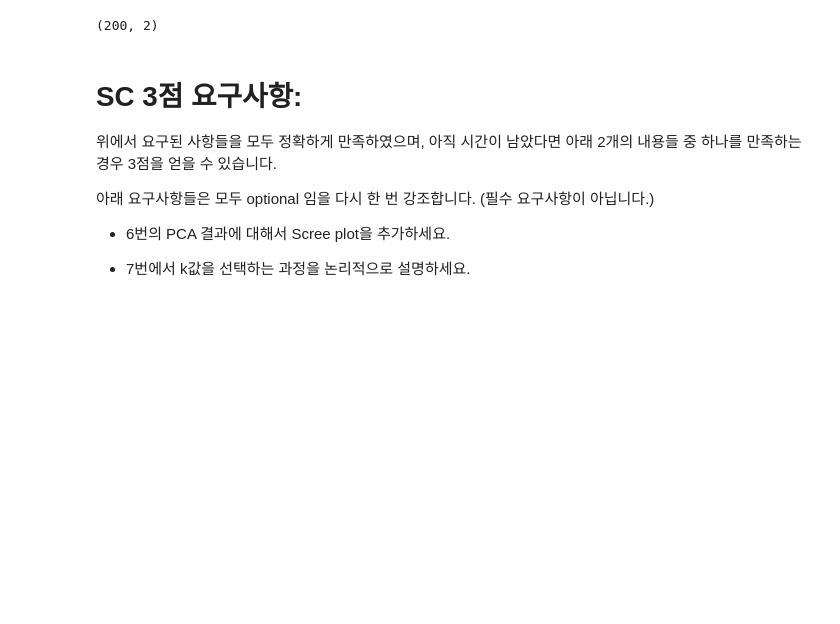
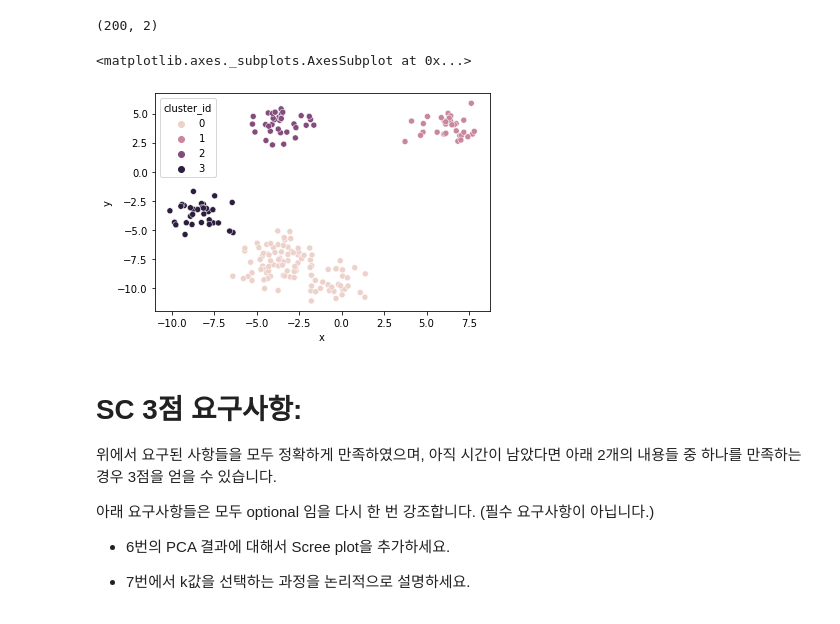
Before and after one commit to Shena2/project, a Jupyter notebook: section1/sprint challenge/ai04-sc13x-hena.ipynb, the cells around one changed output. Drawn from its saved outputs; the diff is of its cells as text; code cells hidden in the pictures; blank space fills up the shorter version.

```diff
--- a/section1/sprint challenge/ai04-sc13x-hena.ipynb
+++ b/section1/sprint challenge/ai04-sc13x-hena.ipynb
@@ -226,6 +184,18 @@ points.head()
 points.shape
 # %% [output]
 (200, 2)
+# %%
+from sklearn.cluster import KMeans
+
+km = KMeans(4)
+
+kmeans = km.fit(points[['x','y']])
+points['cluster_id'] = kmeans.labels_
+
+sns.scatterplot(x = 'x', y = 'y', data = points, hue='cluster_id')
+# %% [output]
+<matplotlib.axes._subplots.AxesSubplot at 0x...>
+[figure, added]
 # %% [markdown]
 # SC 3점 요구사항:
 위에서 요구된 사항들을 모두 정확하게 만족하였으며, 아직 시간이 남았다면 아래 2개의 내용들 중 하나를 만족하는 경우 3점을 얻을 수 있습니다.
```
Also changed, not shown: parts of 10 cells of this notebook.
